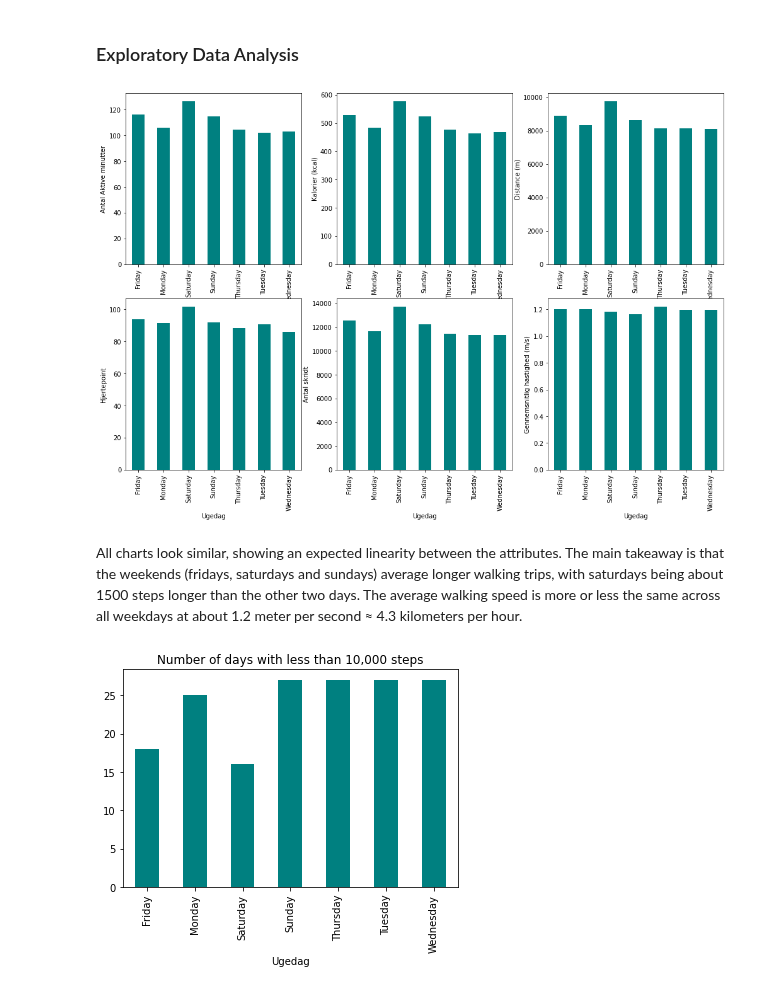
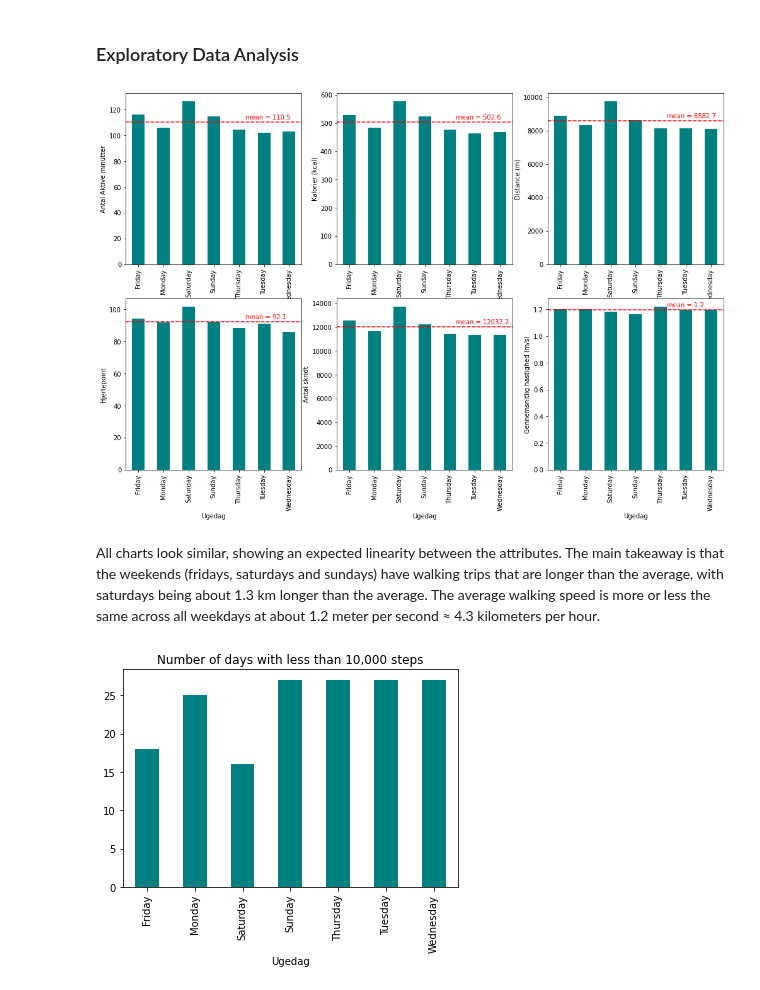
Before and after one commit to Frederik3152/google_fit_data_science, a Jupyter notebook: Google Fit Project.ipynb, the cells around one changed output. Cells and saved outputs as stored; diff of their text form; code cells hidden in the pictures.

```diff
--- a/Google Fit Project.ipynb
+++ b/Google Fit Project.ipynb
@@ -102,7 +102,7 @@ from sklearn.svm import SVR
 from copy import deepcopy
 
 #Creating the train and test features and output variables
-train, test = train_test_split(df_model, test_size = 0.2)
+train, test = train_test_split(df_model, test_size = 0.2, random_state = 50)
 train_x = train[['Antal Aktive minutter', 'Kalorier (kcal)',
                  'Distance (m)', 'Antal skridt']]
 train_y = train.Hjertepoint
@@ -141,12 +141,13 @@ def ml_regression_test(train_x, train_y, test_x, test_y, show_output=0, svr=1):
     plt.figure(figsize=(15,15))
     if show_output == 1:
         for model in model_pipeline:
-            print(f'R-squared score for {model} is : ',model_accuracy[i]*100,'%')
             plt.subplot(3, 3, i+1)
+            plt.tight_layout()
             plt.scatter(test_y, model_prediction[i], color = 'teal')
             plt.xlabel('Actual Target Value')
             plt.ylabel('Predicted Target Value')
-            plt.title(model)
+            plt.title('R^2 score for {} = {}%'.format(
+                model, (model_accuracy[i]*100).round(3)),fontweight='bold')
             i += 1
         plt.show()
     #Determining the most accurate model according to the coefficient of determination
@@ -226,24 +218,28 @@ memory usage: 46.3+ KB
 # %%
 #Adding an additional column with the weekday, by first converting the "Dato" column to datetime datatype
 df['Dato'] = pd.to_datetime(df['Dato'])
 df['Ugedag'] = df['Dato'].dt.day_name()
 
 #Using the "Ugedag" column to plot the average attributes across the week
 attribute_weekday = ['Antal Aktive minutter', 'Kalorier (kcal)',
                     'Distance (m)', 'Hjertepoint', 'Antal skridt',
                     'Gennemsnitlig hastighed (m/s)']
+
 plt.figure(figsize=(17,17))
 i=0
 for attribute in attribute_weekday:
     plt.subplot(3, 3, i+1)
     df.groupby(df['Ugedag'])[attribute].mean().plot(kind='bar', color = 'teal')
     plt.ylabel(attribute)
+    plot_mean = np.nanmean(df[attribute])
+    plt.axhline(y=plot_mean, linestyle = '--', color = 'r')
+    plt.text(4.25,plot_mean+(plot_mean*0.02), 'mean = {}'.format(plot_mean.round(1)), color ='r')
     i += 1
 plt.show()
 # %% [output]
-[figure, old version]
+[figure, new version]
 # %% [markdown]
-All charts look similar, showing an expected linearity between the attributes. The main takeaway is that the weekends (fridays, saturdays and sundays) average longer walking trips, with saturdays being about 1500 steps longer than the other two days. The average walking speed is more or less the same across all weekdays at about 1.2 meter per second ≈ 4.3 kilometers per hour.
+All charts look similar, showing an expected linearity between the attributes. The main takeaway is that the weekends (fridays, saturdays and sundays) have walking trips that are longer than the average, with saturdays being about 1.3 km longer than the average. The average walking speed is more or less the same across all weekdays at about 1.2 meter per second ≈ 4.3 kilometers per hour.
 # %%
 #Filtering and visualizing the number of days with less than 10000 steps
 df[df['Antal skridt'] < 10000].groupby(df['Ugedag'])['Antal skridt'].count().plot(kind='bar', color = 'teal')
```
Also changed, not shown: parts of 6 cells of this notebook, 1 other file.
